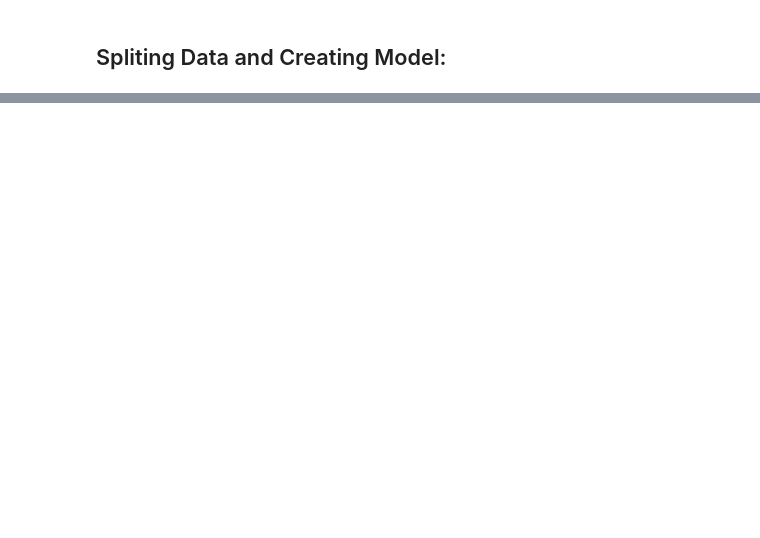
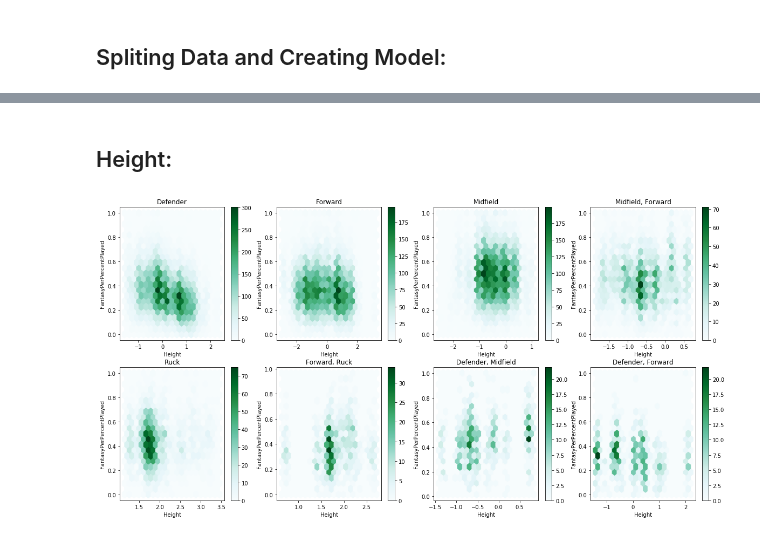
Before and after one commit to AaronLiftig/PredictAFL, a Jupyter notebook: AFL Analysis.ipynb, the cells around one changed output, grey strips where cells are left out. Saved outputs shown, nothing was run; the diff lists cells and outputs as text; code cells hidden in the pictures; blank space fills up the shorter version.

```diff
--- a/AFL Analysis.ipynb
+++ b/AFL Analysis.ipynb
@@ -694,0 +616,15 @@ Sample Size: 2752, Folds Num: 5, Time: 12.891913890838623
+# %% [markdown]
+## Height:
+# %%
+fig,ax = plt.subplots(2, 4)
+
+m=0
+for i in range(2):
+    for j in range(4):
+
+        df_F[df_F.Position==hist_names[m]].plot.hexbin('Height','FantasyPerPercentPlayed',
+                                                   ax=ax[i,j],figsize=(20, 10),
+                                                   gridsize=20).set_title(hist_names[m])
+        m+=1
+# %% [output]
+[figure, added]
```
Also changed, not shown: parts of 109 cells of this notebook.
